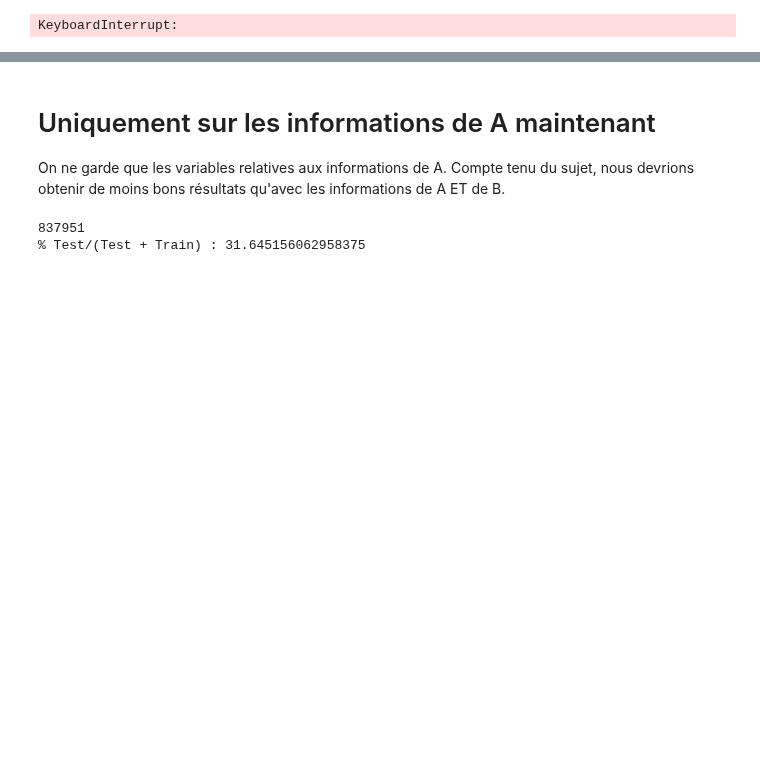
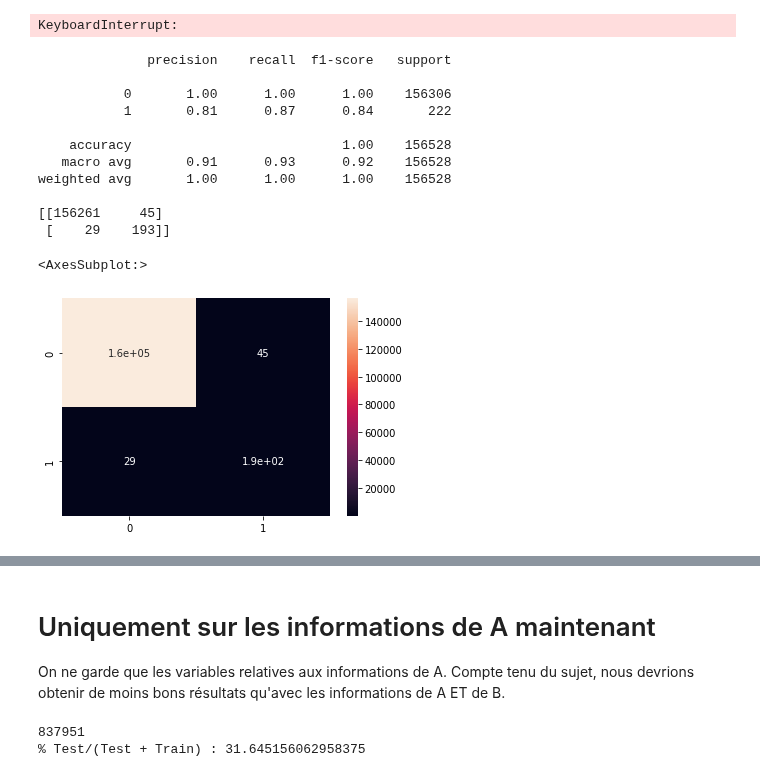
Before and after one commit to CorentinPernot/Statapp, a Jupyter notebook: Notebook/modé.ipynb, the cells around one changed output, grey strips where cells are left out. Drawn from its saved outputs; the diff is of its cells as text; code cells hidden in the pictures; blank space fills up the shorter version.

```diff
--- a/Notebook/modé.ipynb
+++ b/Notebook/modé.ipynb
@@ -472,7 +472,7 @@ def score_cv(model, X_train,y_train,cv):
     return df_score_cv
 # %%
 #Paramètres
-n_estimators =[100, 200, 400, 600, 800, 1000, 1200, 1400, 1600, 1800, 2000] #nombre d'arbres dans la forêt
+n_estimators =[100,200,400,800,100,1200] #nombre d'arbres dans la forêt
 max_features = ['sqrt', 'log2', None] #nombre max de features, je me sers de la doc sklearn pour connaître les valeurs possibles
 max_depth= [10, 20, 30, 40, 50, 60, 70, 80, 90, 100, None] #profondeur des arbres
 min_samples_leaf=[1, 2, 4, 10, 50, 100 , 200, 500, 1000] #nombre d'observations mini représenté par chaque feuille
@@ -488,14 +488,14 @@ param_grid={'n_estimators': n_estimators,
             'bootstrap': bootstrap}
 
 #Modèle
-clf=RandomForestClassifier(random_state=1)
+clf=RandomForestClassifier()
 
 # On tire ces paramètres aléatoirement parmis les valeurs proposées
 # On évalue ces modèles par cross validation
 # On essaie n_itre tirages différents pour les paramètres
 
 search= RandomizedSearchCV(estimator = clf, param_distributions = param_grid,
-                                n_iter = 1, cv = None, verbose=2, random_state=1, n_jobs = -1,scoring=f1)
+                                n_iter = 2, cv = 2, verbose=2, random_state=1, n_jobs = -1,scoring=f1)
 #On va tester des modèles différents, chacun d'entre eux aura des paramètres séléctionnés au hasard parmi ceux de
 #param_grid. On choisit le f1 comme score à maximiser.
 search.fit(X_train,y_train)
@@ -507,13 +531,13 @@ search.best_params_
 # %%
-clf=RandomForestClassifier(random_state=1)
-param_grid={'n_estimators':[ 1200],
-            'max_features': ['log2'],
-            'max_depth': [60],
+clf=RandomForestClassifier()
+param_grid={'n_estimators':[200],
+            'max_features': [None],
+            'max_depth': [None],
             'min_samples_leaf': [ 2, 4],
-            'min_samples_split': [ 5],
+            'min_samples_split': [400,500],
             'bootstrap': [False]}
 
-grid_search = GridSearchCV(clf,param_grid, cv = 2, n_jobs = -1, scoring=recall)
+grid_search = GridSearchCV(clf,param_grid, cv = 2, n_jobs = -1, scoring=f1)
 grid_search.fit(X_train, y_train)
 # %% [output]
 KeyboardInterrupt:
@@ -528,0 +550,24 @@ display(resultats)
+# %%
+model = search.best_estimator_
+
+model.fit(X_train, y_train)
+
+predictions= model.predict(X_test)
+
+print(classification_report(y_test,predictions))
+print(confusion_matrix(y_test,predictions))
+sns.heatmap(confusion_matrix(y_test,predictions),annot=True)
+# %% [output]
+              precision    recall  f1-score   support
+
+           0       1.00      1.00      1.00    156306
+           1       0.81      0.87      0.84       222
+
+    accuracy                           1.00    156528
+   macro avg       0.91      0.93      0.92    156528
+weighted avg       1.00      1.00      1.00    156528
+
+[[156261     45]
+ [    29    193]]
+<AxesSubplot:>
+[figure, added]
```
Also changed, not shown: parts of 14 cells of this notebook.
